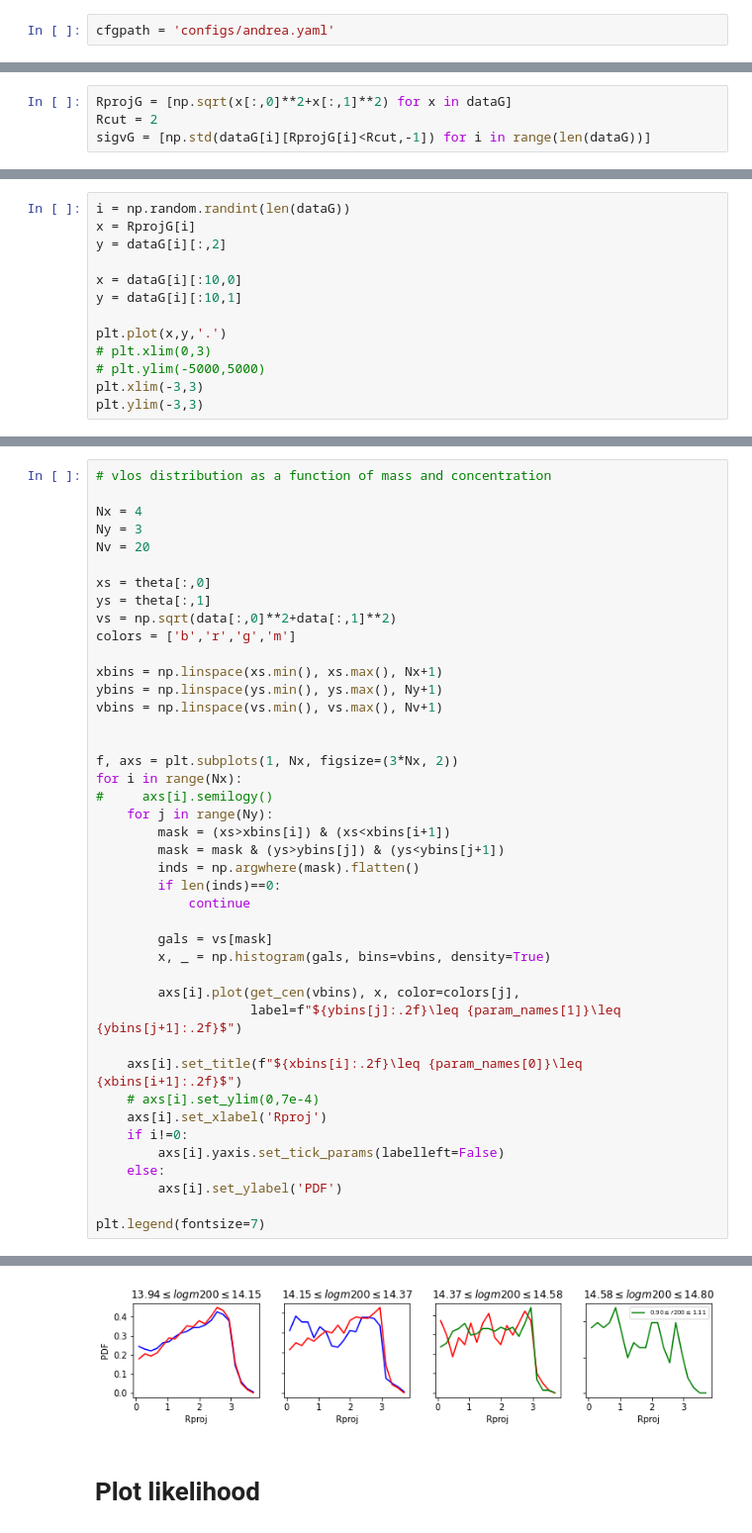
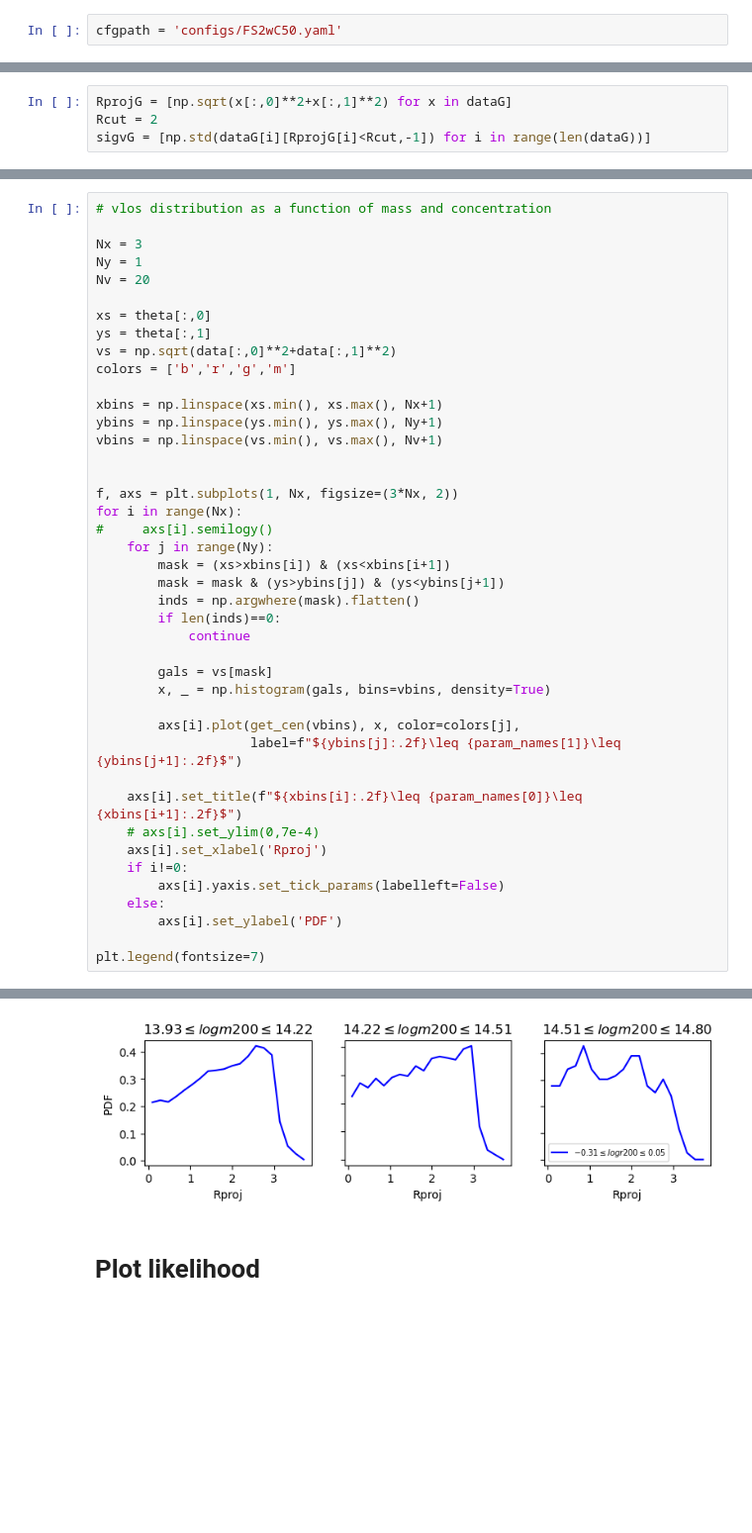
Before and after one commit to maho3/cl-ml-euclid, a Jupyter notebook: examine_data.ipynb, the cells around one changed output, grey strips where cells are left out. Shown at 99% size. Drawn from its saved outputs; the diff is of its cells as text; blank space fills up the shorter version.

```diff
--- a/examine_data.ipynb
+++ b/examine_data.ipynb
@@ -22,7 +22,7 @@ get_cen = lambda edges: np.array([(edges[i]+edges[i+1])/2. for i in range(len(ed
 # %% [markdown]
 # Get config
 # %%
-cfgpath = 'configs/andrea.yaml'
+cfgpath = 'configs/FS2wC50.yaml'
 # %%
 with open(cfgpath, 'r') as f:
     cfg = dict(yaml.safe_load(f))
@@ -93,13 +92,0 @@ plt.plot(y,x,'.')
-# %%
-i = np.random.randint(len(dataG))
-x = RprojG[i]
-y = dataG[i][:,2]
-
-x = dataG[i][:10,0]
-y = dataG[i][:10,1]
-
-plt.plot(x,y,'.')
-# plt.xlim(0,3)
-# plt.ylim(-5000,5000)
-plt.xlim(-3,3)
-plt.ylim(-3,3)
@@ -205,8 +189,8 @@ f.savefig('images/andrea_vdist.jpg', dpi=250, bbox_inches='tight')
 # %%
 # vlos distribution as a function of mass and concentration
 
-Nx = 4
-Ny = 3
+Nx = 3
+Ny = 1
 Nv = 20
 
 xs = theta[:,0]
@@ -219,34 +203,34 @@ ybins = np.linspace(ys.min(), ys.max(), Ny+1)
 vbins = np.linspace(vs.min(), vs.max(), Nv+1)
 
 
 f, axs = plt.subplots(1, Nx, figsize=(3*Nx, 2))
 for i in range(Nx):
 #     axs[i].semilogy()
     for j in range(Ny):
         mask = (xs>xbins[i]) & (xs<xbins[i+1])
         mask = mask & (ys>ybins[j]) & (ys<ybins[j+1])
         inds = np.argwhere(mask).flatten()
         if len(inds)==0:
             continue
 
         gals = vs[mask]
         x, _ = np.histogram(gals, bins=vbins, density=True)
 
         axs[i].plot(get_cen(vbins), x, color=colors[j],
                     label=f"${ybins[j]:.2f}\leq {param_names[1]}\leq {ybins[j+1]:.2f}$")
 
     axs[i].set_title(f"${xbins[i]:.2f}\leq {param_names[0]}\leq {xbins[i+1]:.2f}$")
     # axs[i].set_ylim(0,7e-4)
     axs[i].set_xlabel('Rproj')
     if i!=0:
         axs[i].yaxis.set_tick_params(labelleft=False)
     else:
         axs[i].set_ylabel('PDF')
 
 plt.legend(fontsize=7)
 # %% [output]
 <matplotlib.legend.Legend at 0x...>
-[figure, old version]
+[figure, new version]
 # %% [markdown]
 # Plot likelihood
 # %%
```
Also changed, not shown: parts of 11 cells of this notebook, 11 other files.
